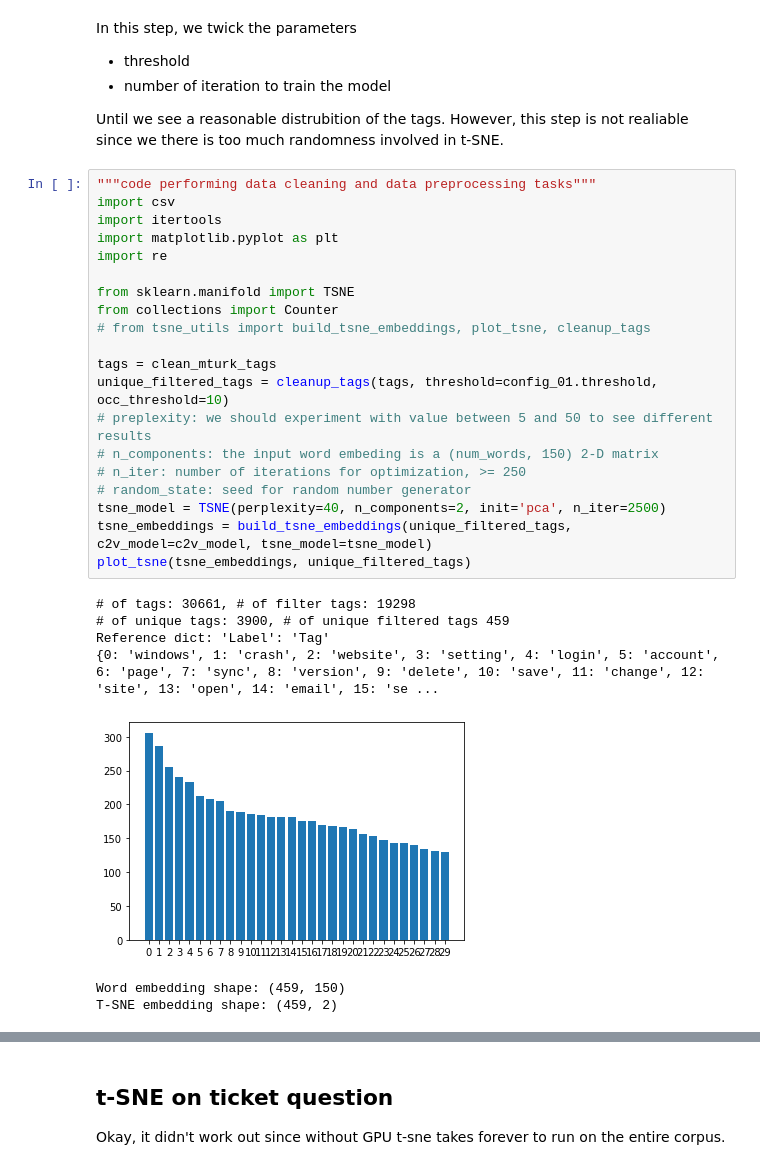
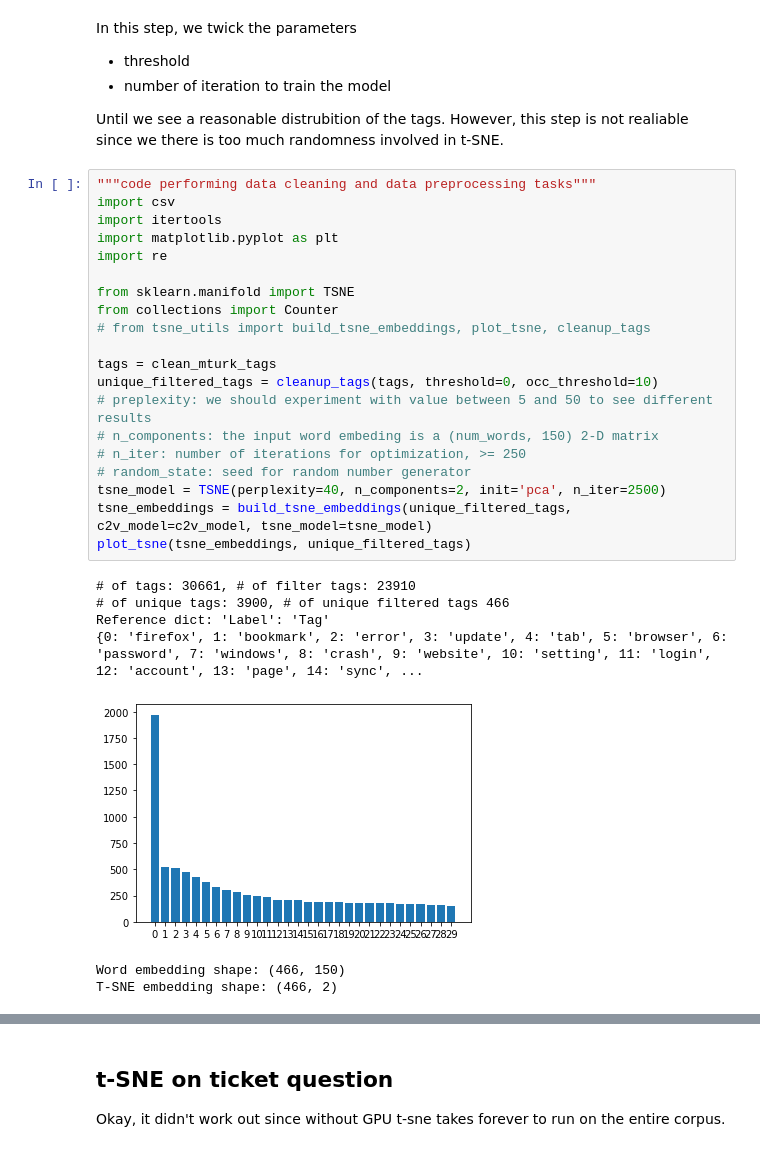
Before and after one commit to mlopatka/CANOSP2020, a Jupyter notebook: notebooks/t-SNE/tsne-similar-tags.ipynb, the cells around one changed output, grey strips where cells are left out. Cells and saved outputs as stored; diff of their text form.

```diff
--- a/notebooks/t-SNE/tsne-similar-tags.ipynb
+++ b/notebooks/t-SNE/tsne-similar-tags.ipynb
@@ -90,28 +92,28 @@ Until we see a reasonable distrubition of the tags. However, this step is not re
 # %%
 """code performing data cleaning and data preprocessing tasks"""
 import csv
 import itertools
 import matplotlib.pyplot as plt
 import re
 
 from sklearn.manifold import TSNE
 from collections import Counter
 # from tsne_utils import build_tsne_embeddings, plot_tsne, cleanup_tags
 
 tags = clean_mturk_tags
-unique_filtered_tags = cleanup_tags(tags, threshold=config_01.threshold, occ_threshold=10)
+unique_filtered_tags = cleanup_tags(tags, threshold=0, occ_threshold=10)
 # preplexity: we should experiment with value between 5 and 50 to see different results
 # n_components: the input word embeding is a (num_words, 150) 2-D matrix
 # n_iter: number of iterations for optimization, >= 250
 # random_state: seed for random number generator
 tsne_model = TSNE(perplexity=40, n_components=2, init='pca', n_iter=2500)
 tsne_embeddings = build_tsne_embeddings(unique_filtered_tags, c2v_model=c2v_model, tsne_model=tsne_model)
 plot_tsne(tsne_embeddings, unique_filtered_tags)
 # %% [output]
-# of tags: 30661, # of filter tags: 19298
-# of unique tags: 3900, # of unique filtered tags 459
+# of tags: 30661, # of filter tags: 23910
+# of unique tags: 3900, # of unique filtered tags 466
 Reference dict: 'Label': 'Tag'
-{0: 'windows', 1: 'crash', 2: 'website', 3: 'setting', 4: 'login', 5: 'account', 6: 'page', 7: 'sync', 8: 'version', 9: 'delete', 10: 'save', 11: 'change', 12: 'site', 13: 'open', 14: 'email', 15: 'se ...
+{0: 'firefox', 1: 'bookmark', 2: 'error', 3: 'update', 4: 'tab', 5: 'browser', 6: 'password', 7: 'windows', 8: 'crash', 9: 'website', 10: 'setting', 11: 'login', 12: 'account', 13: 'page', 14: 'sync', ...
-[figure, old version]
+[figure, new version]
-Word embedding shape: (459, 150)
-T-SNE embedding shape: (459, 2)
+Word embedding shape: (466, 150)
+T-SNE embedding shape: (466, 2)
```
Also changed, not shown: parts of 6 cells of this notebook, 4 other files.
